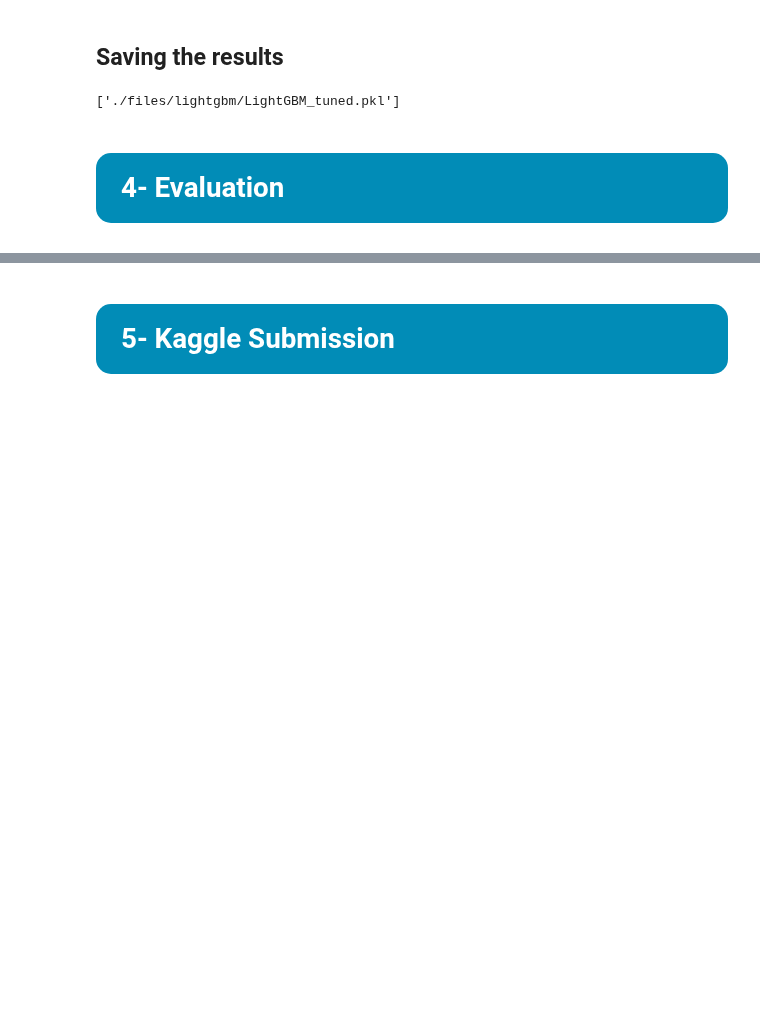
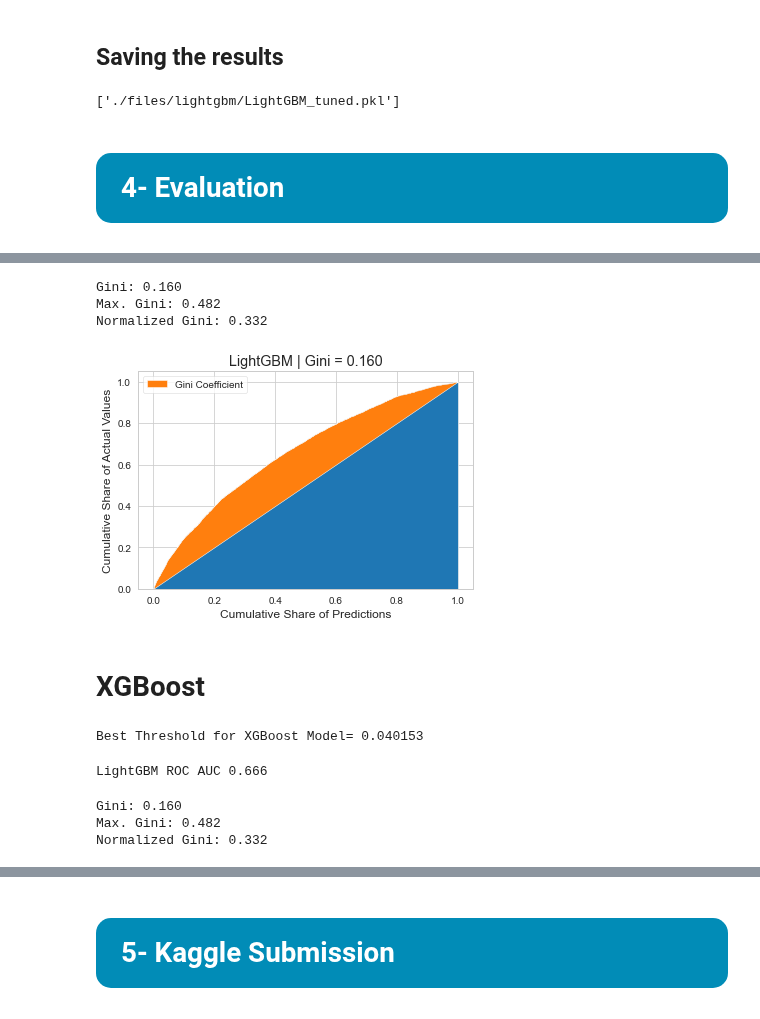
Before and after one commit to pessini/insurance-claim-prediction, a Jupyter notebook: safe-driver-prediction.ipynb, the cells around one changed output, grey strips where cells are left out. Saved outputs shown, nothing was run; the diff lists cells and outputs as text; code cells hidden in the pictures; blank space fills up the shorter version.

```diff
--- a/safe-driver-prediction.ipynb
+++ b/safe-driver-prediction.ipynb
@@ -883,0 +863,3 @@ defaultdict(collections.OrderedDict,
+# %%
+lightgbm_eval_probs = lightgbm_model.predict_proba(X_eval)
+lightgbm_eval_probs = lightgbm_eval_probs[:, 1]
@@ -884,3 +890,41 @@ defaultdict(collections.OrderedDict,
+# %%
+lgbm_gini= gini(y_eval, lightgbm_eval_probs)
+lgbm_gini_max = gini(y_eval, y_eval)
+lgbm_ngini= gini_normalized(y_eval, lightgbm_eval_probs)
+print('Gini: %.3f \nMax. Gini: %.3f \nNormalized Gini: %.3f' % (lgbm_gini, lgbm_gini_max, lgbm_ngini))
+# %% [output]
+Gini: 0.160
+Max. Gini: 0.482
+Normalized Gini: 0.332
+# %%
+# Sort the actual values by the predictions
+data_lgb = np.asarray(np.c_[y_eval, lightgbm_eval_probs,np.arange(len(y_eval))])
+sorted_actual_lgb= data_lgb[np.lexsort((data_lgb[:,2],-1 * data_lgb[:, 1]))][:,0]
+
+# Sum up the actual values
+cumulative_actual_lgb = np.cumsum(sorted_actual_lgb)
+cumulative_index_lgb = np.arange(1, len(cumulative_actual_lgb)+1)
+
+cumulative_actual_shares_lgb = cumulative_actual_lgb / sum(y_eval)
+cumulative_index_shares_lgb = cumulative_index_lgb / len(lightgbm_eval_probs)
+
+# Add (0, 0) to the plot
+x_values_lgb = [0] + list(cumulative_index_shares_lgb)
+y_values_lgb = [0] + list(cumulative_actual_shares_lgb)
+
+# Display the 45° line stacked on top of the y values
+diagonal_lgb = [x - y for (x, y) in zip(x_values_lgb, y_values_lgb)]
+plt.stackplot(x_values_lgb, y_values_lgb, diagonal_lgb, colors=['tab:blue', 'tab:orange'])
+plt.legend(['_nolegend_','Gini Coefficient'], loc=2)
+plt.xlabel('Cumulative Share of Predictions')
+plt.ylabel('Cumulative Share of Actual Values')
+plt.title('LightGBM | Gini = %.3f'%lgbm_gini)
+plt.show()
+# %% [output]
+[figure, added]
+# %% [markdown]
+<a id="4.3"></a>
+# XGBoost
 # %%
 xgb_model = joblib.load('./files/xgb/XGBoost_Model.pkl')
 preds_xgb = np.fromstring(loadtxt('./files/xgb/preds_xgb.csv'))
@@ -887,0 +935,24 @@ preds_prob_xgb = np.loadtxt('./files/xgb/preds_prob_xgb.csv', delimiter=',')
+# %%
+# calculate roc curves
+fpr_xgb, tpr_xgb, thresholds_xgb = roc_curve(y_eval, xgb_eval_probs)
+# get the best threshold
+J_xgb = tpr_xgb - fpr_xgb # Youden's index
+ix_xgb = argmax(J_xgb)
+best_thresh_xgb = thresholds_xgb[ix_xgb]
+print('Best Threshold for XGBoost Model= %f' % (best_thresh_xgb))
+# %% [output]
+Best Threshold for XGBoost Model= 0.040153
+# %%
+roc_auc_xgb = roc_auc_score(y_eval, xgb_eval_probs)
+print('XGBoost ROC AUC %.3f' % roc_auc_xgb)
+# %% [output]
+LightGBM ROC AUC 0.666
+# %%
+xgb_gini= gini(y_eval, xgb_eval_probs)
+xgb_gini_max = gini(y_eval, y_eval)
+xgb_ngini= gini_normalized(y_eval, xgb_eval_probs)
+print('Gini: %.3f \nMax. Gini: %.3f \nNormalized Gini: %.3f' % (xgb_gini, xgb_gini_max, xgb_ngini))
+# %% [output]
+Gini: 0.160
+Max. Gini: 0.482
+Normalized Gini: 0.332
```
Also changed, not shown: parts of 101 cells of this notebook, 12 other files.
